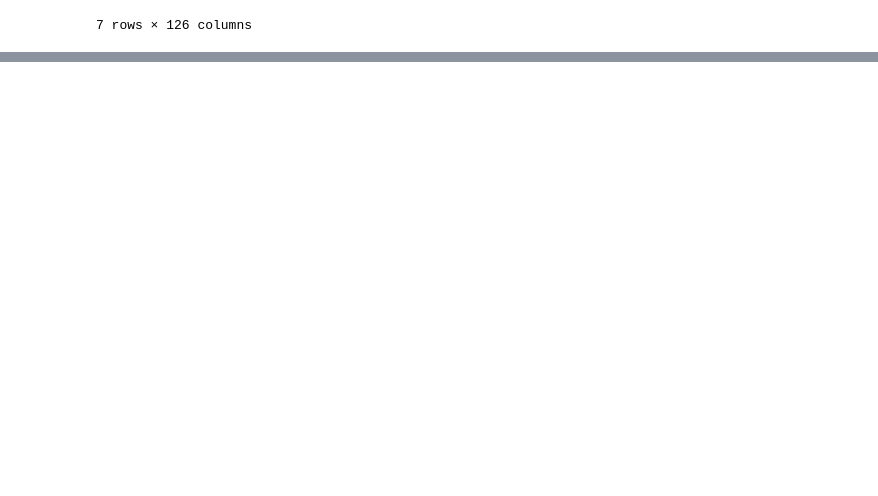
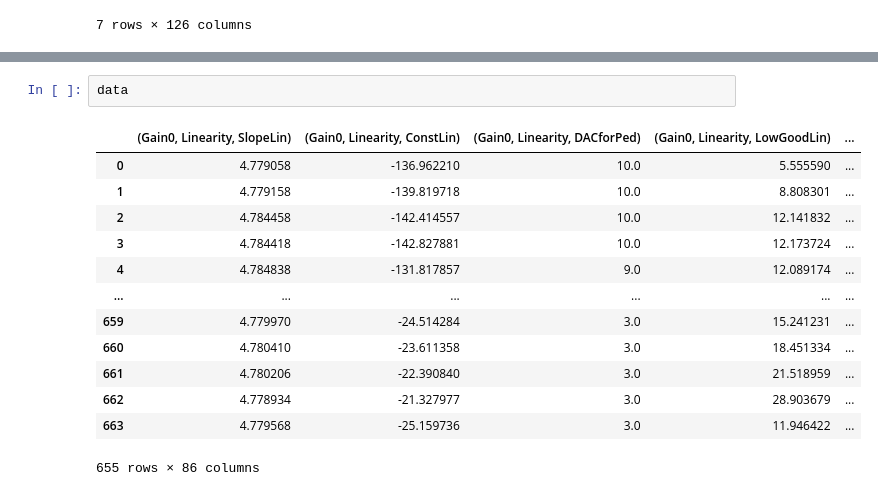
Before and after one commit to wxssym/FenicsInternship, a Jupyter notebook: Notebooks/Fenics_T-SNE_Failure.ipynb, the cells around one changed output, grey strips where cells are left out. Cells and saved outputs as stored; diff of their text form; blank space fills up the shorter version.

```diff
--- a/Notebooks/Fenics_T-SNE_Failure.ipynb
+++ b/Notebooks/Fenics_T-SNE_Failure.ipynb
@@ -347,0 +369,16 @@ Labels2
+# %%
+data
+# %% [output]
+|  | (Gain0, Linearity, SlopeLin) | (Gain0, Linearity, ConstLin) | (Gain0, Linearity, DACforPed) | (Gain0, Linearity, LowGoodLin) | ... |
+| 0 | 4.779058 | -136.962210 | 10.0 | 5.555590 | ... |
+| 1 | 4.779158 | -139.819718 | 10.0 | 8.808301 | ... |
+| 2 | 4.784458 | -142.414557 | 10.0 | 12.141832 | ... |
+| 3 | 4.784418 | -142.827881 | 10.0 | 12.173724 | ... |
+| 4 | 4.784838 | -131.817857 | 9.0 | 12.089174 | ... |
+| ... | ... | ... | ... | ... | ... |
+| 659 | 4.779970 | -24.514284 | 3.0 | 15.241231 | ... |
+| 660 | 4.780410 | -23.611358 | 3.0 | 18.451334 | ... |
+| 661 | 4.780206 | -22.390840 | 3.0 | 21.518959 | ... |
+| 662 | 4.778934 | -21.327977 | 3.0 | 28.903679 | ... |
+| 663 | 4.779568 | -25.159736 | 3.0 | 11.946422 | ... |
+655 rows × 86 columns
```
Also changed, not shown: parts of 4 cells of this notebook.
